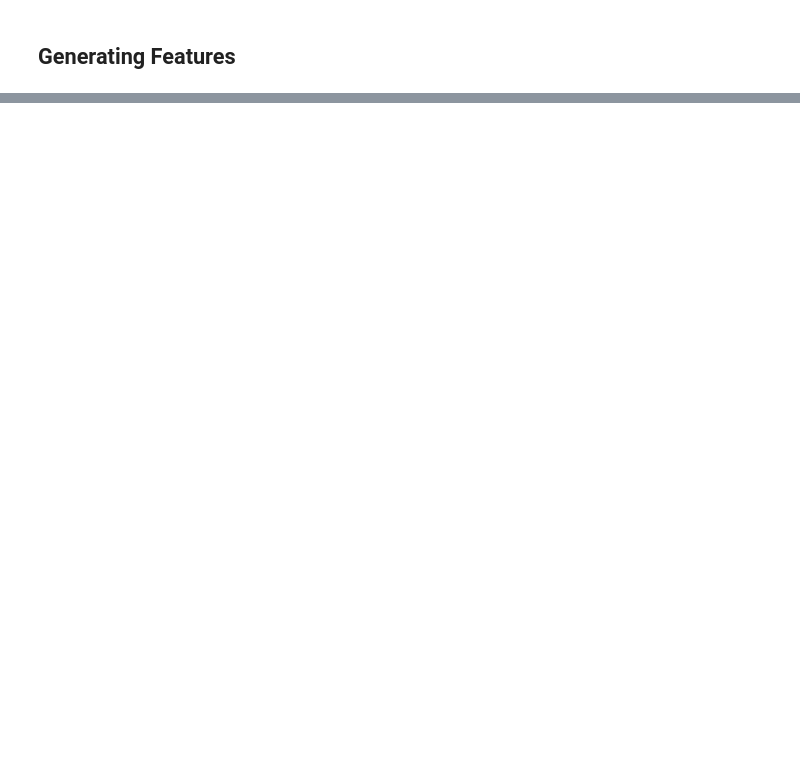
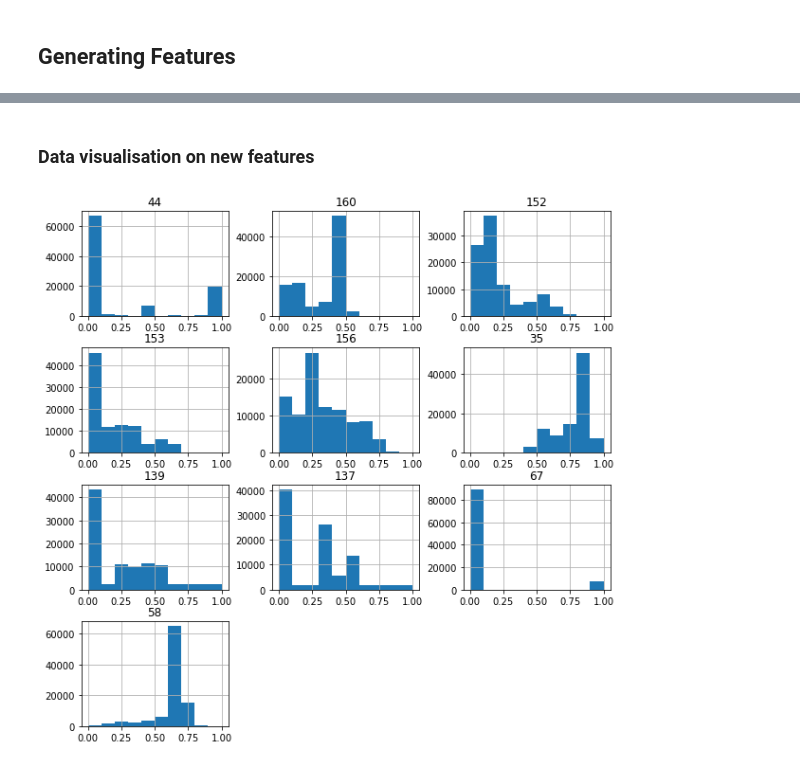
Before and after one commit to Fabio-RibeiroB/BBK-Applied-ML, a Jupyter notebook: BBK_AML_CW.ipynb, the cells around one changed output, grey strips where cells are left out. Drawn from its saved outputs; the diff is of its cells as text; code cells hidden in the pictures; blank space fills up the shorter version.

```diff
--- a/BBK_AML_CW.ipynb
+++ b/BBK_AML_CW.ipynb
@@ -79,0 +481,16 @@ dtype: int64
+# %%
+corr = X_train_scaled.corr()
+X_train_scaled2 = X_train_scaled
+columns = np.full((corr.shape[0],), True, dtype=bool)
+for i in range(corr.shape[0]):
+    for j in range(i+1, corr.shape[0]):
+        if corr.iloc[i,j] >= 0.9:
+            if columns[j]:
+                columns[j] = False
+selected_columns = X_train_scaled.columns[columns]
+X_train_scaled = X_train_scaled[selected_columns]
+
+print('After the correlation filter, the new dimensions are:', X_train_scaled.shape()
+
+features = X_train_scaled.columns
+print('The features left are: ', features)
@@ -79,0 +589,25 @@ dtype: int64
+# %%
+# Tree Wrapper
+
+model = ExtraTreesClassifier()
+model.fit(X_train_scaled, Y_train)
+importances = model.feature_importances_
+wrapper_top_10 = sorted(list(zip(importances, features_MI_top_20)), reverse=True)[:10]
+print('Highest importance and feature number', wrapper_top_10, end='\n\n')
+
+final_features = [x[1] for x in wrapper_top_10]
+print('Final Selected Features: ', final_features, end='\n\n')
+
+X_train_scaled = X_train_scaled[final_features]
+
+count=0
+kept_generated_features_2 = []
+
+for feat in final_features:
+  if feat >= 152:
+    count+=1
+    kept_generated_features_2.append(feat)
+
+
+print(f'After feature selection, there are {count} generated features. These are: ', kept_generated_features)
+X_train_scaled.head()
@@ -79,0 +626,7 @@ dtype: int64
+# %% [markdown]
+### Data visualisation on new features
+# %%
+X_train_scaled.hist(figsize=(10,10))
+plt.show()
+# %% [output]
+[figure, added]
```
Also changed, not shown: parts of 75 cells of this notebook.
